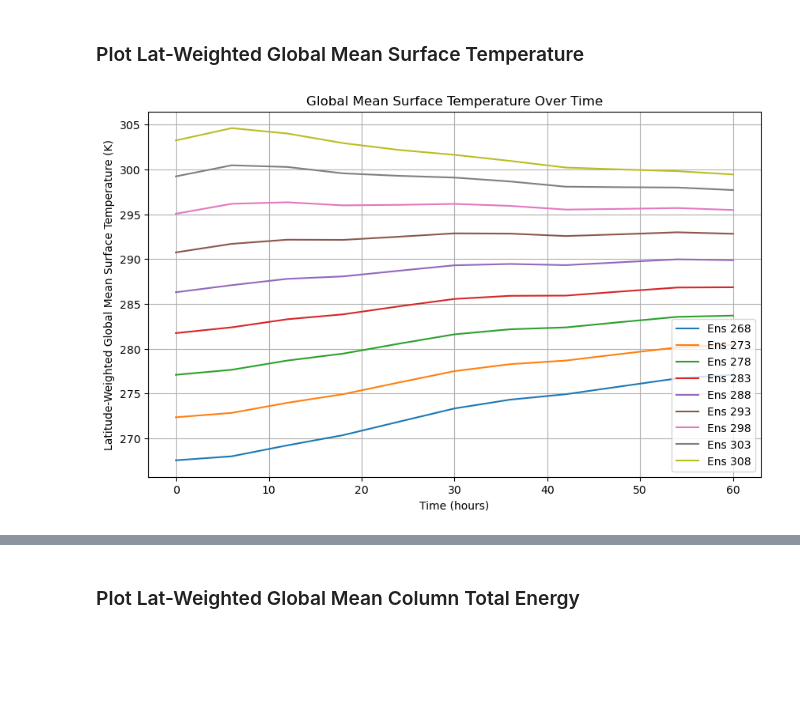
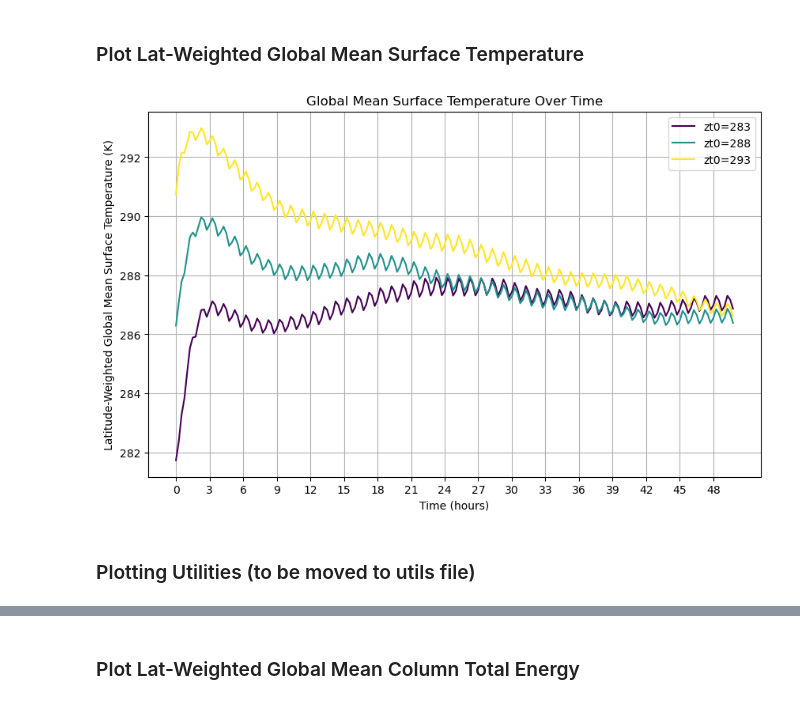
Before and after one commit to Joshua-Elms/dcmip2025_idealized_tests, a Jupyter notebook: analysis/plot_steady_state.ipynb, the cells around one changed output, grey strips where cells are left out. Saved outputs shown, nothing was run; the diff lists cells and outputs as text; code cells hidden in the pictures; blank space fills up the shorter version.

Commit message:
need to parametrize plotting script

```diff
--- a/analysis/plot_steady_state.ipynb
+++ b/analysis/plot_steady_state.ipynb
@@ -92,0 +58,9 @@ atmos_mean_t.min(), atmos_mean_t.max()
+# %%
+ds = xr.open_dataset(data_path).isel(ensemble=0)  # data only has one member
+latitudes = ds.latitude  # will be used for calc global mean fields
+time_hours = (ds.time - ds.time[0]) / np.timedelta64(
+    1, "h"
+)  # set time coord relative to start time
+ds.update({"time": time_hours})
+ds = ds.assign_attrs({"time units": "hours since start"})
+ds
@@ -93,36 +85,39 @@ atmos_mean_t.min(), atmos_mean_t.max()
 # %% [markdown]
 ### Plot Lat-Weighted Global Mean Surface Temperature
-# %%
-# Extract surface temperature variable
-surface_temp = ds['VAR_2T']  # Shape: (time, ensemble, latitude, longitude)
-
-# Convert latitude to radians for weighting
-lat_radians = np.deg2rad(ds.latitude)
-
-# Compute latitude weights using cosine weighting
-weights = np.cos(lat_radians)
-
-# Normalize weights to sum to 1 over latitude
-weights /= weights.sum()
-
-# Apply latitude weighting and take the global mean over lat/lon
-global_mean_t = (surface_temp * weights).sum(dim="latitude").mean(dim="longitude")
-
-# Now `global_mean_t` has shape (time, ensemble)
-# Convert time to timedelta (hours since first time step)
-time_hours = (ds.time - ds.time[0]) / np.timedelta64(1, "h")
-
-# Plot the results
-plt.figure(figsize=(10, 6))
-
-for ens in ds.ensemble:
-    plt.plot(time_hours, global_mean_t.sel(ensemble=ens.item()), label=f'Ens {ens.item()}')
-
-plt.xlabel("Time (hours)")
-plt.ylabel("Latitude-Weighted Global Mean Surface Temperature (K)")
-plt.title("Global Mean Surface Temperature Over Time")
-plt.legend()
-plt.grid()
-plt.show()
-# %% [output]
-[figure, removed]
+# %%
+def latitude_weighted_mean(da, latitudes):
+    """
+    Calculate the latitude weighted mean of a variable in a dataset
+    """
+    lat_radians = np.deg2rad(latitudes)
+    weights = np.cos(lat_radians)
+    weights.name = "weights"
+    var_weighted = da.weighted(weights)
+    return var_weighted.mean(dim=["latitude", "longitude"])
+
+mean_VAR_2T = latitude_weighted_mean(ds["VAR_2T"], latitudes)
+mean_T = latitude_weighted_mean(ds["T"], latitudes)
+# %%
+# Plot the results
+plt.figure(figsize=(10, 6))
+stop_idx = 32
+
+for i, val in enumerate(ds[iter_param].values):
+    plt.plot(
+        time_hours,
+        mean_VAR_2T.sel({iter_param: val}),
+        label=f"{iter_param}={val}",
+        color=ensemble_colors[i],
+    )
+
+plt.xticks(time_hours[::12], (time_hours[::12] / 24).values.astype(int))
+plt.xlabel("Time (hours)")
+plt.ylabel("Latitude-Weighted Global Mean Surface Temperature (K)")
+plt.title("Global Mean Surface Temperature Over Time")
+plt.legend()
+plt.grid()
+plt.show()
+# %% [output]
+[figure, added]
+# %% [markdown]
+### Plotting Utilities (to be moved to utils file)
```
Also changed, not shown: parts of 19 cells of this notebook, 2 other files.
